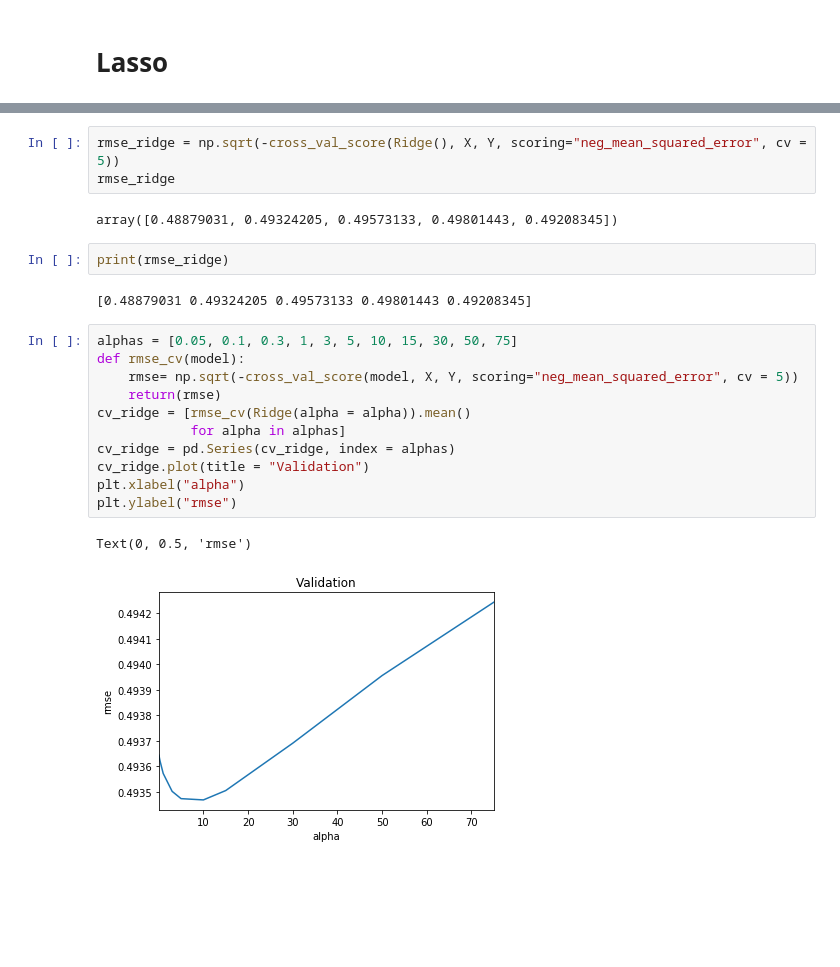
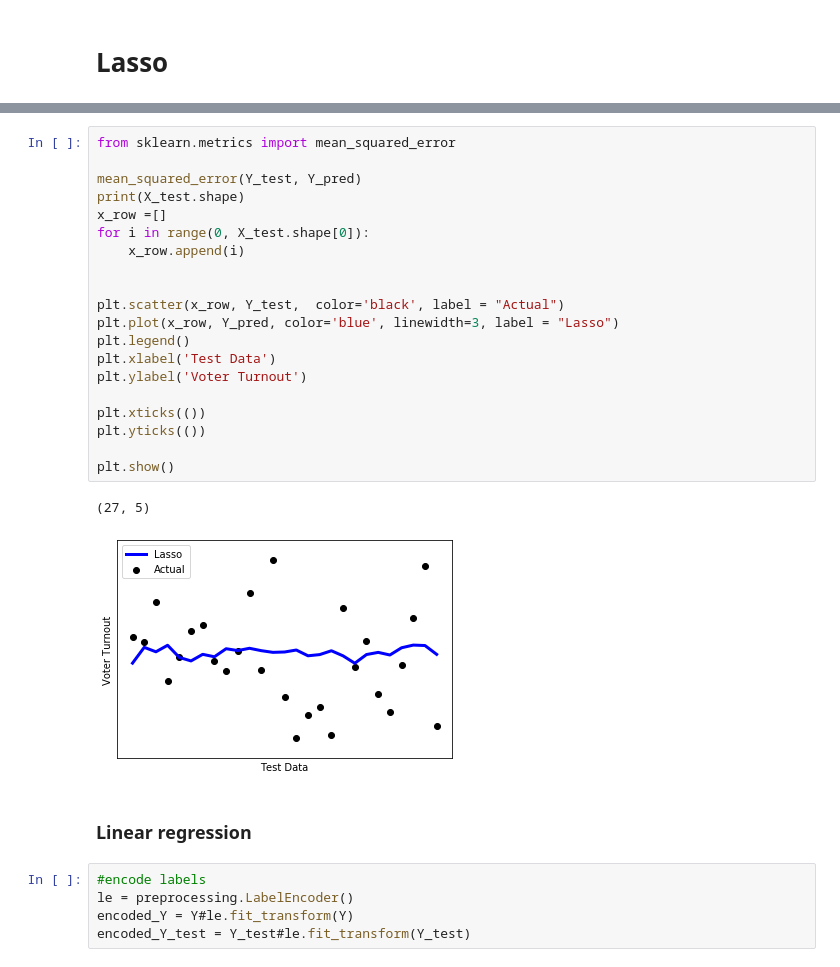
Before and after one commit to NedaTavakoli/Voter-Turnout-Prediction, a Jupyter notebook: ml_project/Updated_Lasso_Data/Linear_Lasso_Ridge.ipynb, the cells around one changed output, grey strips where cells are left out. Saved outputs shown, nothing was run; the diff lists cells and outputs as text; blank space fills up the shorter version.

```diff
--- a/ml_project/Updated_Lasso_Data/Linear_Lasso_Ridge.ipynb
+++ b/ml_project/Updated_Lasso_Data/Linear_Lasso_Ridge.ipynb
@@ -239,23 +189,30 @@ array([-0.23891597, -0.24328772, -0.24574955, -0.24801837, -0.24214612])
-# %%
-rmse_ridge = np.sqrt(-cross_val_score(Ridge(), X, Y, scoring="neg_mean_squared_error", cv = 5))
-rmse_ridge
-# %% [output]
-array([0.48879031, 0.49324205, 0.49573133, 0.49801443, 0.49208345])
-# %%
-print(rmse_ridge)
-# %% [output]
-[0.48879031 0.49324205 0.49573133 0.49801443 0.49208345]
-# %%
-alphas = [0.05, 0.1, 0.3, 1, 3, 5, 10, 15, 30, 50, 75]
-def rmse_cv(model):
-    rmse= np.sqrt(-cross_val_score(model, X, Y, scoring="neg_mean_squared_error", cv = 5))
-    return(rmse)
-cv_ridge = [rmse_cv(Ridge(alpha = alpha)).mean()
-            for alpha in alphas]
-cv_ridge = pd.Series(cv_ridge, index = alphas)
-cv_ridge.plot(title = "Validation")
-plt.xlabel("alpha")
-plt.ylabel("rmse")
-# %% [output]
-Text(0, 0.5, 'rmse')
-[figure, removed]
+# %%
+from sklearn.metrics import mean_squared_error
+
+mean_squared_error(Y_test, Y_pred)
+print(X_test.shape)
+x_row =[]
+for i in range(0, X_test.shape[0]):
+    x_row.append(i)
+
+
+plt.scatter(x_row, Y_test,  color='black', label = "Actual")
+plt.plot(x_row, Y_pred, color='blue', linewidth=3, label = "Lasso")
+plt.legend()
+plt.xlabel('Test Data')
+plt.ylabel('Voter Turnout')
+
+plt.xticks(())
+plt.yticks(())
+
+plt.show()
+# %% [output]
+(27, 5)
+[figure, added]
+# %% [markdown]
+### Linear regression
+# %%
+#encode labels
+le = preprocessing.LabelEncoder()
+encoded_Y = Y#le.fit_transform(Y)
+encoded_Y_test = Y_test#le.fit_transform(Y_test)
```
Also changed, not shown: parts of 19 cells of this notebook.
